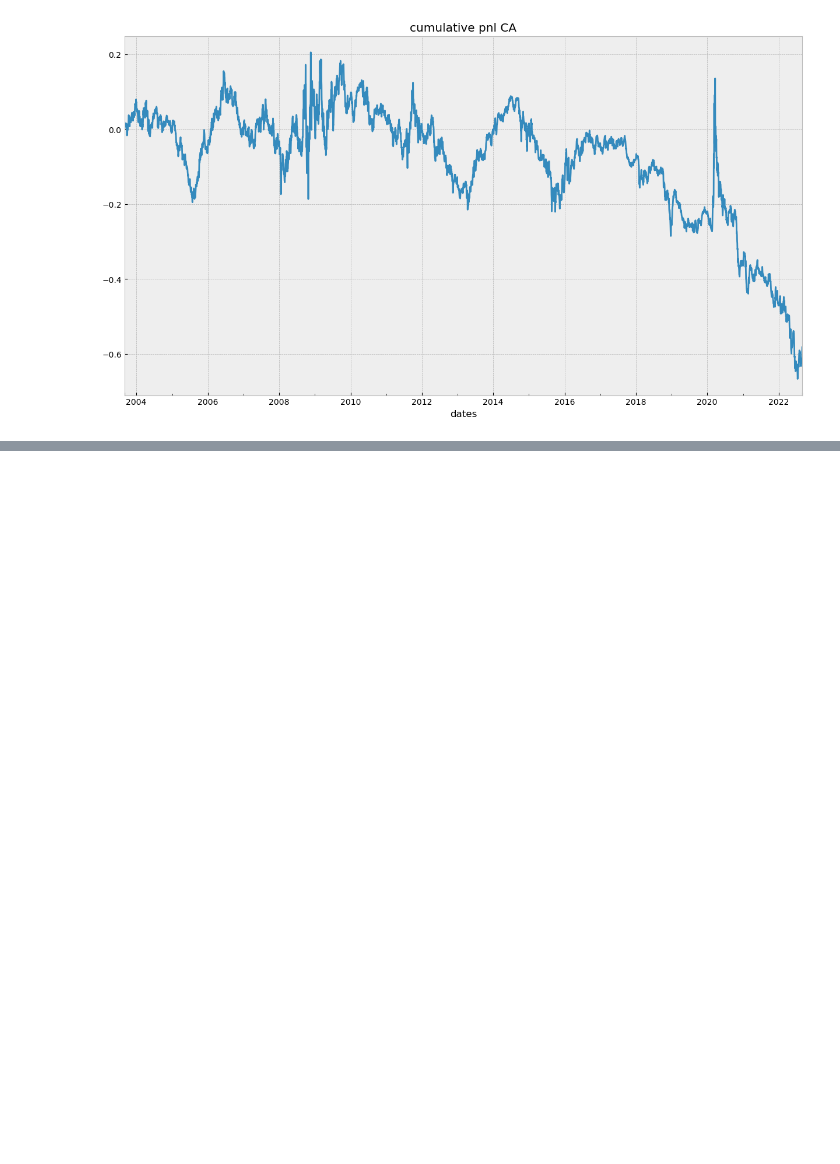
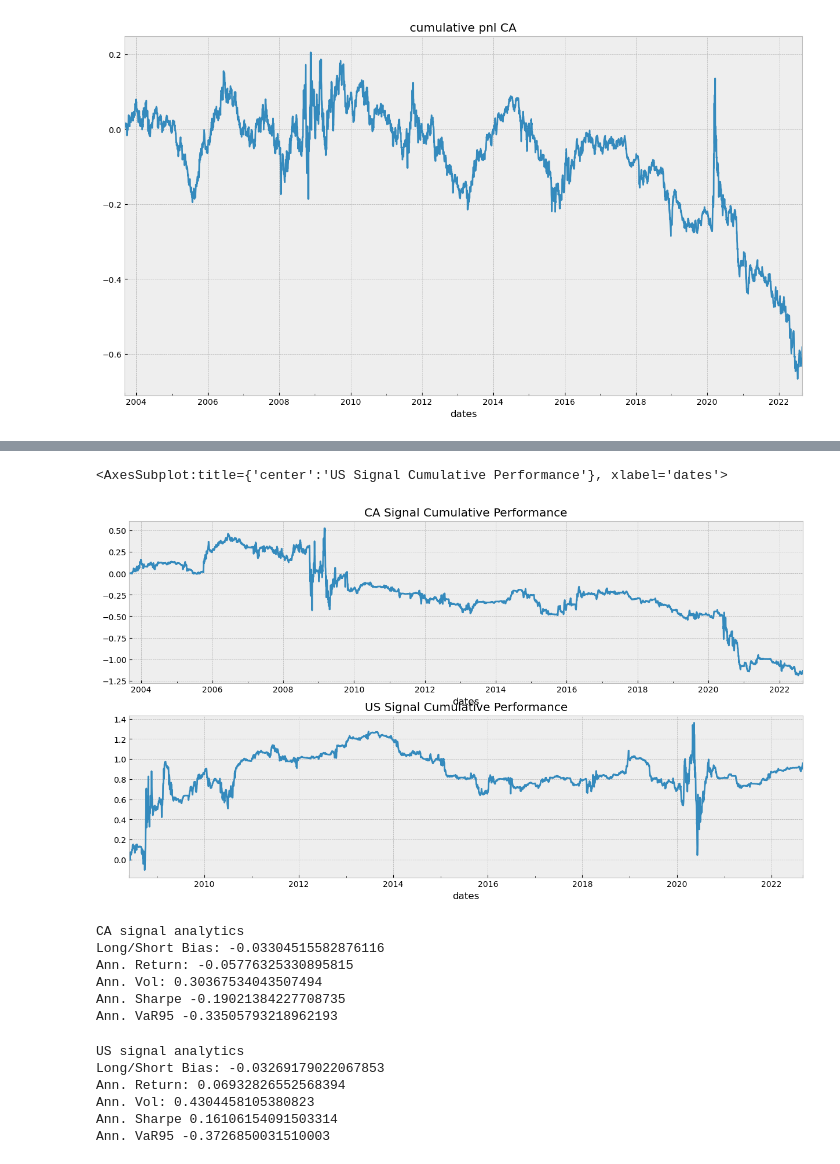
Before and after one commit to L-Dinosaur/trading_server, a Jupyter notebook: project_2/OTPP Capital Markets Investment Analytics - Interview Project Notebook.ipynb, the cells around one changed output, grey strips where cells are left out. Drawn from its saved outputs; the diff is of its cells as text; code cells hidden in the pictures; blank space fills up the shorter version.

```diff
--- a/project_2/OTPP Capital Markets Investment Analytics - Interview Project Notebook.ipynb
+++ b/project_2/OTPP Capital Markets Investment Analytics - Interview Project Notebook.ipynb
@@ -565,0 +604,34 @@ US indicator performance is better than Canada indicator, which could be driven
+# %%
+position_ca = ca_ind.resample("D").ffill()
+position_us = us_ind.resample("D").ffill()
+
+ca_pnl = calculate_pnl(pt1_ret, position_ca)
+us_pnl = calculate_pnl(es1_ret, position_us)
+# %%
+fig, axes = plt.subplots(nrows=2, ncols=1)
+
+ca_pnl.cumsum().plot(ax=axes[0], title='CA Signal Cumulative Performance')
+us_pnl.cumsum().plot(ax=axes[1], title='US Signal Cumulative Performance')
+# %% [output]
+<AxesSubplot:title={'center':'US Signal Cumulative Performance'}, xlabel='dates'>
+[figure, added]
+# %%
+print("CA signal analytics")
+analytics(position_ca, ca_pnl)
+# %% [output]
+CA signal analytics
+Long/Short Bias: -0.03304515582876116
+Ann. Return: -0.05776325330895815
+Ann. Vol: 0.30367534043507494
+Ann. Sharpe -0.19021384227708735
+Ann. VaR95 -0.33505793218962193
+# %%
+print("US signal analytics")
+analytics(position_us, us_pnl)
+# %% [output]
+US signal analytics
+Long/Short Bias: -0.03269179022067853
+Ann. Return: 0.06932826552568394
+Ann. Vol: 0.4304458105380823
+Ann. Sharpe 0.16106154091503314
+Ann. VaR95 -0.3726850031510003
```
Also changed, not shown: parts of 32 cells of this notebook.
